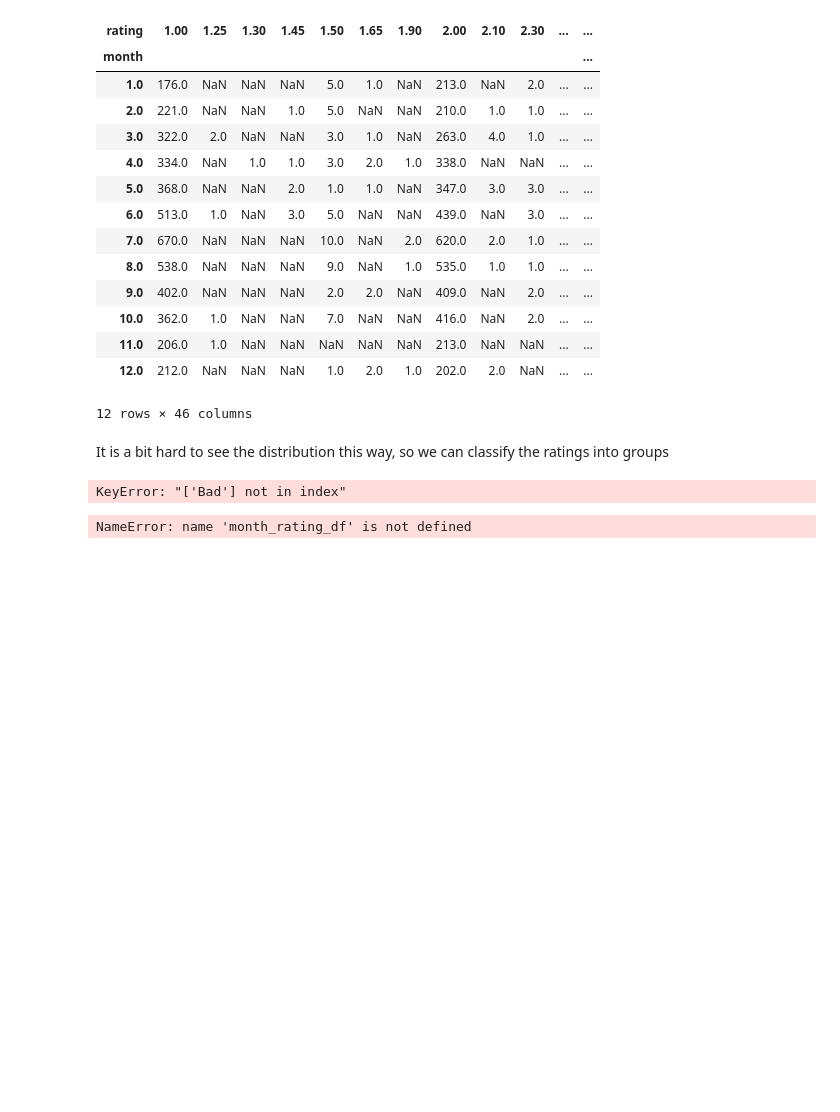
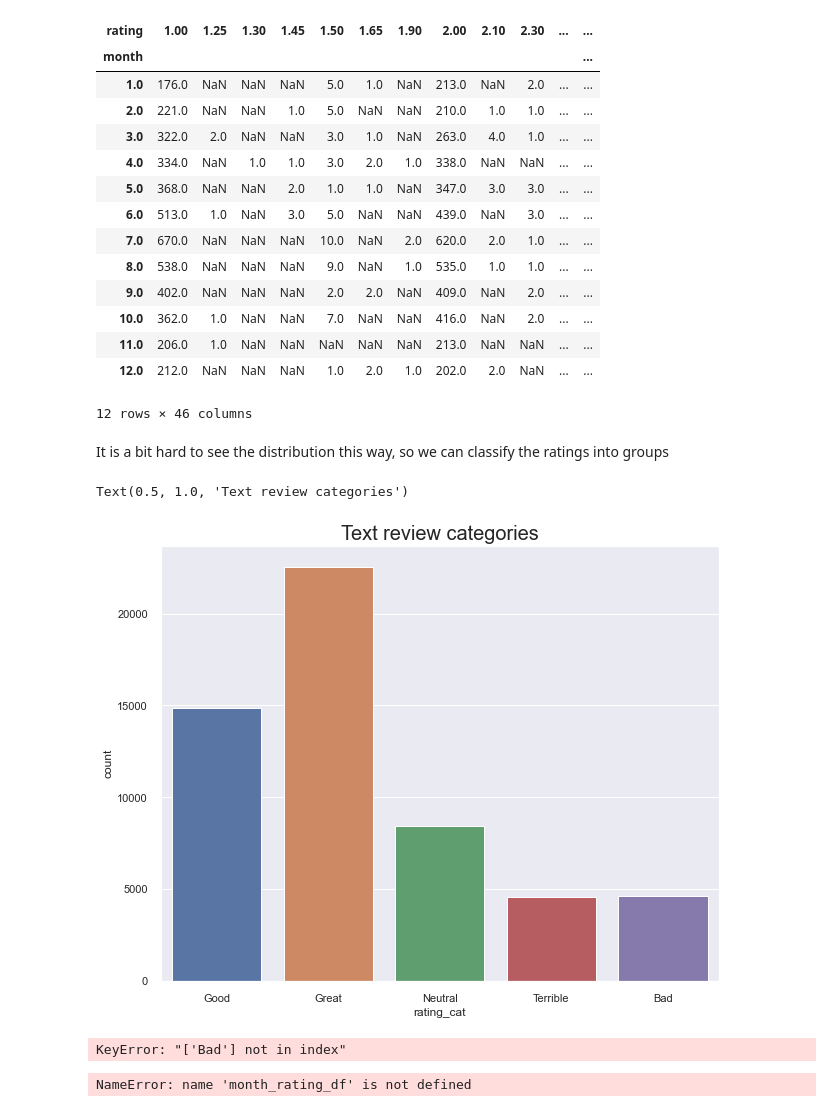
Before and after one commit to joehigh/IEOR4523_Project, a Jupyter notebook: Text_Analysis_Joe.ipynb, the cells around one changed output. Saved outputs shown, nothing was run; the diff lists cells and outputs as text; code cells hidden in the pictures; blank space fills up the shorter version.

```diff
--- a/Text_Analysis_Joe.ipynb
+++ b/Text_Analysis_Joe.ipynb
@@ -553,6 +553,14 @@ It is a bit hard to see the distribution this way, so we can classify the rating
 # %%
 rating_categories = ["Very bad", "Moderately bad", "Somewhat bad", "Somewhat good", "Moderately good", "Very good"]
 df['rating_category'] = df['rating'].apply(lambda r: rating_categories[int(r)])
+# %%
+import seaborn as sns
+plt.rcParams['figure.figsize'] = [10, 8]
+sns.countplot(df.rating_cat)
+plt.title("Text review categories", fontsize = 20)
+# %% [output]
+Text(0.5, 1.0, 'Text review categories')
+[figure, added]
 # %%
 month_rating_cat_grouped = df.groupby(['month', 'rating_category'])
 month_rating_df = month_rating_cat_grouped.size().unstack()[rating_categories]
```
Also changed, not shown: parts of 126 cells of this notebook.
